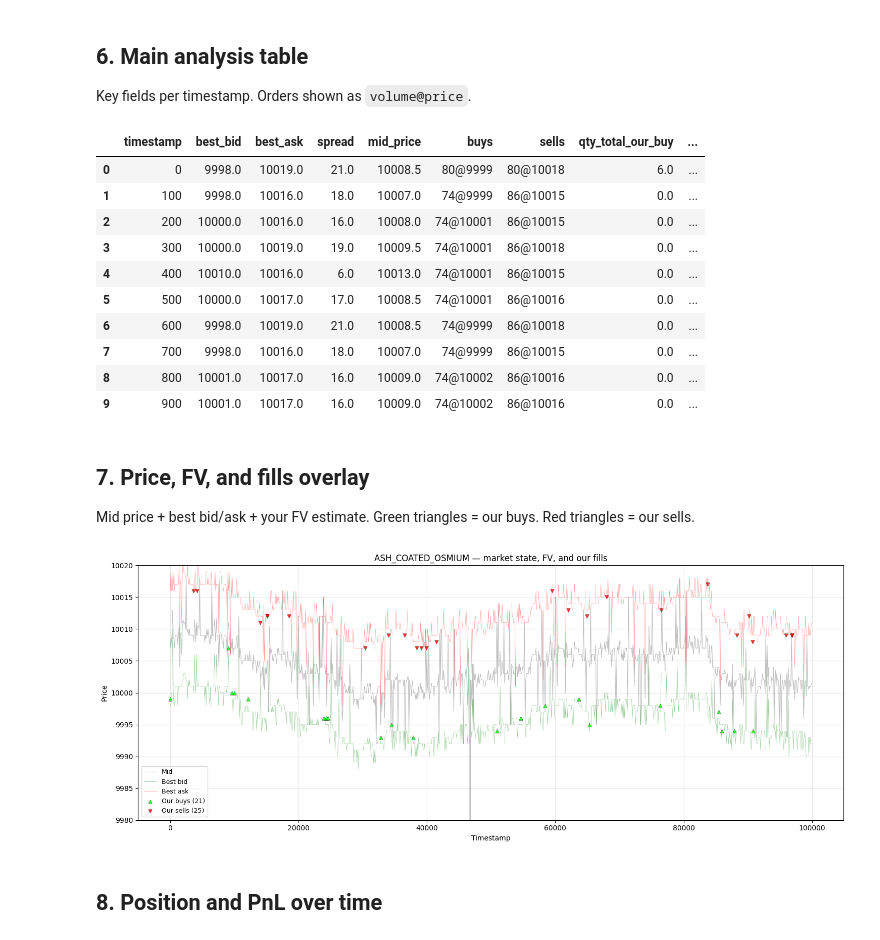
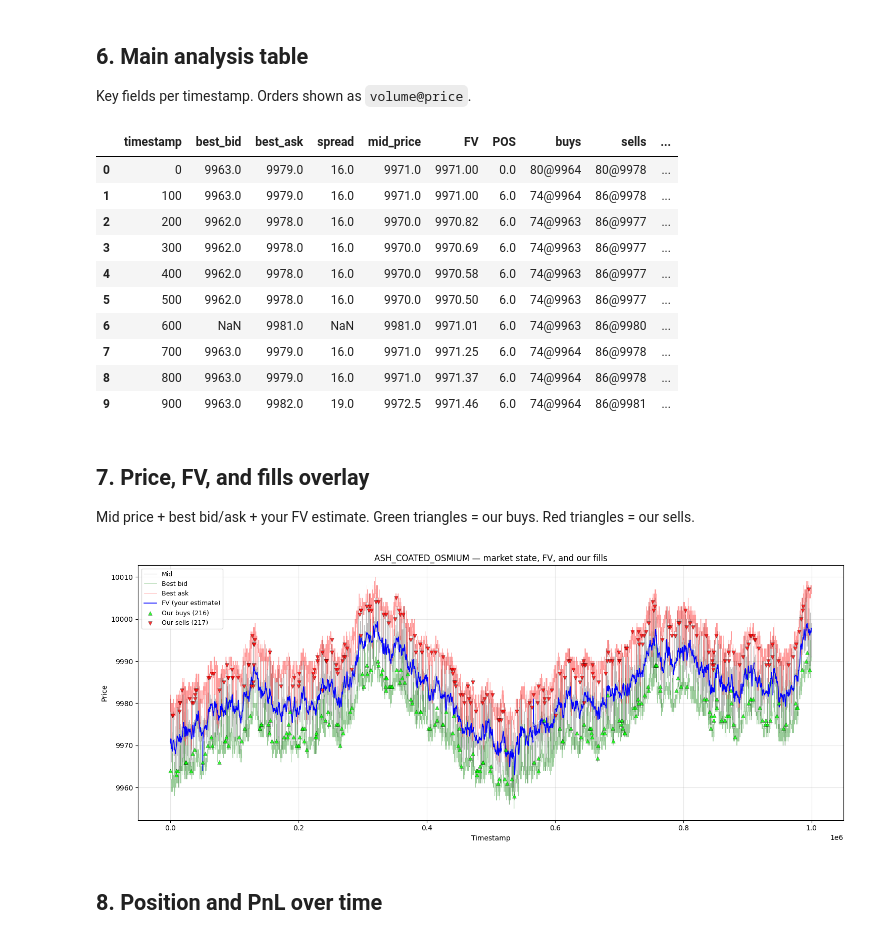
Before and after one commit to marcobattiston21/imc-prosperity-4, a Jupyter notebook: prosperity4/utils/LogAnalyzer.ipynb, the cells around one changed output. Saved outputs shown, nothing was run; the diff lists cells and outputs as text; code cells hidden in the pictures.

```diff
--- a/prosperity4/utils/LogAnalyzer.ipynb
+++ b/prosperity4/utils/LogAnalyzer.ipynb
@@ -21,7 +21,7 @@ import prosperity4
 # === CONFIG ===
 REPO_ROOT = Path(prosperity4.__file__).parents[1]
 DATA_FOLDER = REPO_ROOT / "prosperity4" / "round2" / "logs"
-LOG_PATH = DATA_FOLDER / "327628.log.txt"
+LOG_PATH = DATA_FOLDER / "363917.log.txt"
 # "INTARIAN_PEPPER_ROOT"
 PRODUCT = "ASH_COATED_OSMIUM"
 
@@ -238,17 +238,17 @@ want += ["pnl"]
 final_cols = [c for c in want if c in available]
 display_df[final_cols].head(10)
 # %% [output]
-|  | timestamp | best_bid | best_ask | spread | mid_price | buys | sells | qty_total_our_buy | ... |
-| 0 | 0 | 9998.0 | 10019.0 | 21.0 | 10008.5 | 80@9999 | 80@10018 | 6.0 | ... |
-| 1 | 100 | 9998.0 | 10016.0 | 18.0 | 10007.0 | 74@9999 | 86@10015 | 0.0 | ... |
-| 2 | 200 | 10000.0 | 10016.0 | 16.0 | 10008.0 | 74@10001 | 86@10015 | 0.0 | ... |
-| 3 | 300 | 10000.0 | 10019.0 | 19.0 | 10009.5 | 74@10001 | 86@10018 | 0.0 | ... |
-| 4 | 400 | 10010.0 | 10016.0 | 6.0 | 10013.0 | 74@10001 | 86@10015 | 0.0 | ... |
-| 5 | 500 | 10000.0 | 10017.0 | 17.0 | 10008.5 | 74@10001 | 86@10016 | 0.0 | ... |
-| 6 | 600 | 9998.0 | 10019.0 | 21.0 | 10008.5 | 74@9999 | 86@10018 | 0.0 | ... |
-| 7 | 700 | 9998.0 | 10016.0 | 18.0 | 10007.0 | 74@9999 | 86@10015 | 0.0 | ... |
-| 8 | 800 | 10001.0 | 10017.0 | 16.0 | 10009.0 | 74@10002 | 86@10016 | 0.0 | ... |
-| 9 | 900 | 10001.0 | 10017.0 | 16.0 | 10009.0 | 74@10002 | 86@10016 | 0.0 | ... |
+|  | timestamp | best_bid | best_ask | spread | mid_price | FV | POS | buys | sells | ... |
+| 0 | 0 | 9963.0 | 9979.0 | 16.0 | 9971.0 | 9971.00 | 0.0 | 80@9964 | 80@9978 | ... |
+| 1 | 100 | 9963.0 | 9979.0 | 16.0 | 9971.0 | 9971.00 | 6.0 | 74@9964 | 86@9978 | ... |
+| 2 | 200 | 9962.0 | 9978.0 | 16.0 | 9970.0 | 9970.82 | 6.0 | 74@9963 | 86@9977 | ... |
+| 3 | 300 | 9962.0 | 9978.0 | 16.0 | 9970.0 | 9970.69 | 6.0 | 74@9963 | 86@9977 | ... |
+| 4 | 400 | 9962.0 | 9978.0 | 16.0 | 9970.0 | 9970.58 | 6.0 | 74@9963 | 86@9977 | ... |
+| 5 | 500 | 9962.0 | 9978.0 | 16.0 | 9970.0 | 9970.50 | 6.0 | 74@9963 | 86@9977 | ... |
+| 6 | 600 | NaN | 9981.0 | NaN | 9981.0 | 9971.01 | 6.0 | 74@9963 | 86@9980 | ... |
+| 7 | 700 | 9963.0 | 9979.0 | 16.0 | 9971.0 | 9971.25 | 6.0 | 74@9964 | 86@9978 | ... |
+| 8 | 800 | 9963.0 | 9979.0 | 16.0 | 9971.0 | 9971.37 | 6.0 | 74@9964 | 86@9978 | ... |
+| 9 | 900 | 9963.0 | 9982.0 | 19.0 | 9972.5 | 9971.46 | 6.0 | 74@9964 | 86@9981 | ... |
 # %%
 # Export to CSV for offline analysis
 # df.to_csv("log_analysis.csv", index=False)
@@ -260,30 +260,30 @@ Mid price + best bid/ask + your FV estimate. Green triangles = our buys. Red tri
 # %%
 fig, ax = plt.subplots(figsize=(15, 6))
 
-ax.plot(df["timestamp"], df["mid_price"], color="gray", alpha=0.5, linewidth=0.8, label="Mid")
-ax.plot(df["timestamp"], df["best_bid"], color="green", alpha=0.4, linewidth=0.5, label="Best bid")
-ax.plot(df["timestamp"], df["best_ask"], color="red", alpha=0.4, linewidth=0.5, label="Best ask")
+ax.plot(df["timestamp"], df["mid_price"].replace(0, np.nan), color="gray", alpha=0.5, linewidth=0.8, label="Mid")
+ax.plot(df["timestamp"], df["best_bid"].replace(0, np.nan), color="green", alpha=0.4, linewidth=0.5, label="Best bid")
+ax.plot(df["timestamp"], df["best_ask"].replace(0, np.nan), color="red", alpha=0.4, linewidth=0.5, label="Best ask")
 
 if "FV" in df.columns:
     ax.plot(df["timestamp"], df["FV"], color="blue", linewidth=1.2, label="FV (your estimate)")
 
 our_buys = our_trades[our_trades["kind"] == "our_buy"]
 our_sells = our_trades[our_trades["kind"] == "our_sell"]
 ax.scatter(our_buys["timestamp"], our_buys["price"], marker="^", color="lime",
            s=30, alpha=0.8, label=f"Our buys ({len(our_buys)})", zorder=5, edgecolors="black", linewidths=0.3)
 ax.scatter(our_sells["timestamp"], our_sells["price"], marker="v", color="red",
            s=30, alpha=0.8, label=f"Our sells ({len(our_sells)})", zorder=5, edgecolors="black", linewidths=0.3)
 
 ax.set_xlabel("Timestamp")
 ax.set_ylabel("Price")
 # ax.set_ylim(9980, 10020)
 ax.set_title(f"{PRODUCT} \u2014 market state, FV, and our fills")
 ax.legend(loc="best", fontsize=9)
 ax.grid(True, alpha=0.3)
 plt.tight_layout()
 plt.show()
 # %% [output]
-[figure, old version]
+[figure, new version]
 # %% [markdown]
 ## 8. Position and PnL over time
 # %%
```
Also changed, not shown: parts of 10 cells of this notebook, 2 other files.
